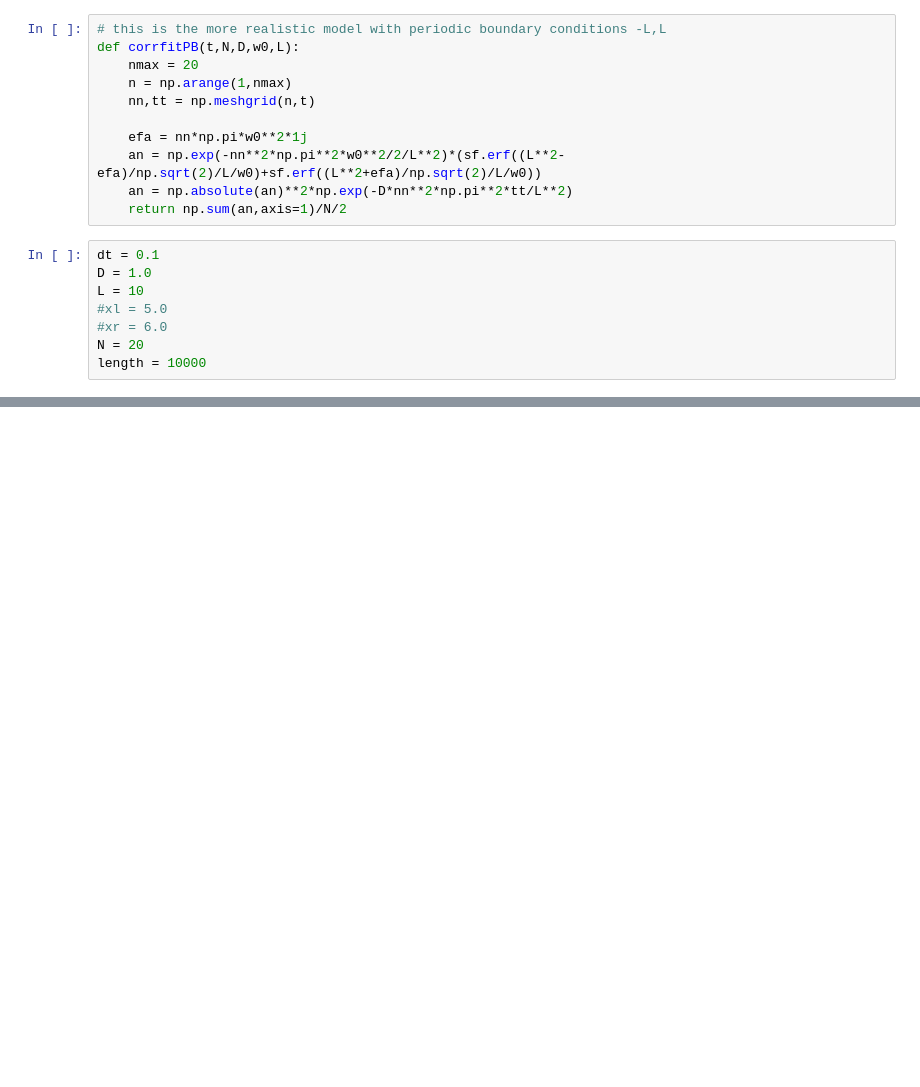
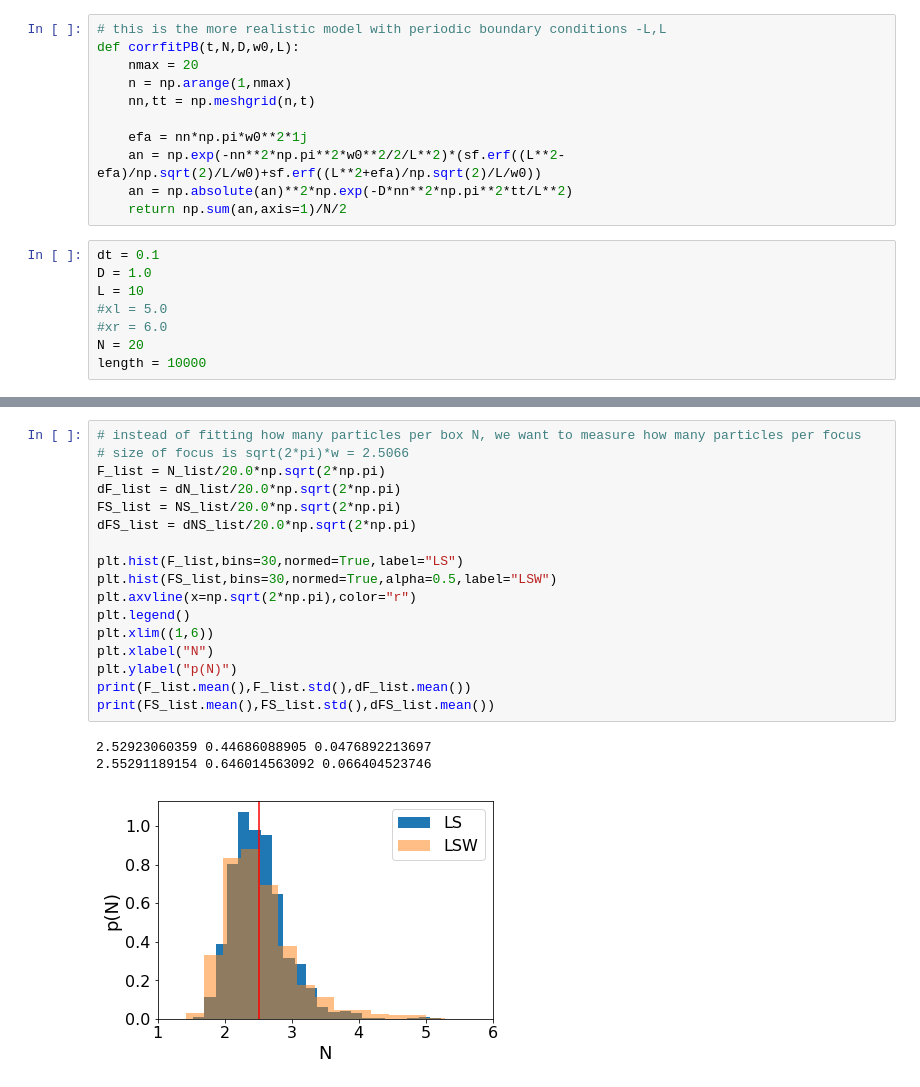
Before and after one commit to hstrey/FCS-simulations, a Jupyter notebook: LS fit FCS simulation.ipynb, the cells around one changed output, grey strips where cells are left out. Cells and saved outputs as stored; diff of their text form; blank space fills up the shorter version.

```diff
--- a/LS fit FCS simulation.ipynb
+++ b/LS fit FCS simulation.ipynb
@@ -73,0 +152,21 @@ for i in range(1000):
+# %%
+# instead of fitting how many particles per box N, we want to measure how many particles per focus
+# size of focus is sqrt(2*pi)*w = 2.5066
+F_list = N_list/20.0*np.sqrt(2*np.pi)
+dF_list = dN_list/20.0*np.sqrt(2*np.pi)
+FS_list = NS_list/20.0*np.sqrt(2*np.pi)
+dFS_list = dNS_list/20.0*np.sqrt(2*np.pi)
+
+plt.hist(F_list,bins=30,normed=True,label="LS")
+plt.hist(FS_list,bins=30,normed=True,alpha=0.5,label="LSW")
+plt.axvline(x=np.sqrt(2*np.pi),color="r")
+plt.legend()
+plt.xlim((1,6))
+plt.xlabel("N")
+plt.ylabel("p(N)")
+print(F_list.mean(),F_list.std(),dF_list.mean())
+print(FS_list.mean(),FS_list.std(),dFS_list.mean())
+# %% [output]
+2.52923060359 0.44686088905 0.0476892213697
+2.55291189154 0.646014563092 0.066404523746
+[figure, added]
```
Also changed, not shown: parts of 8 cells of this notebook.
